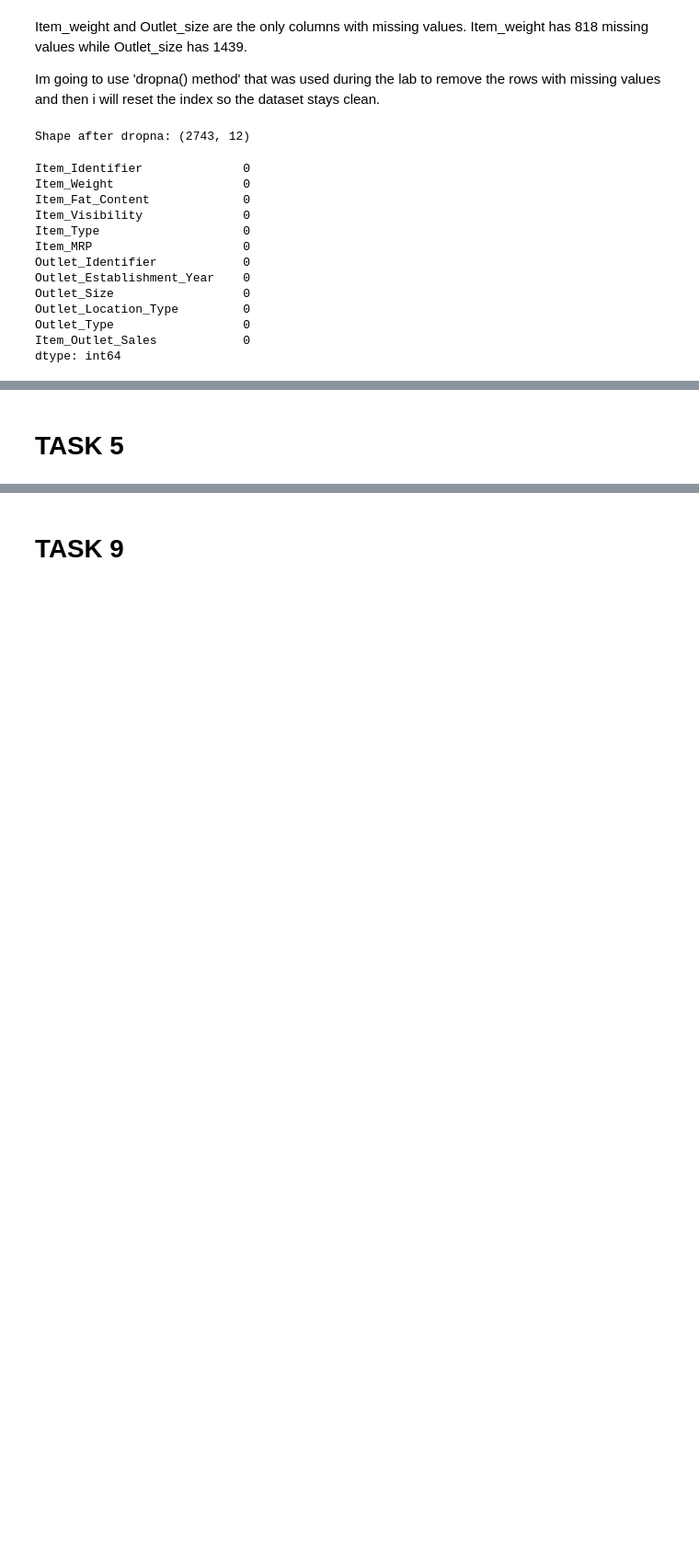
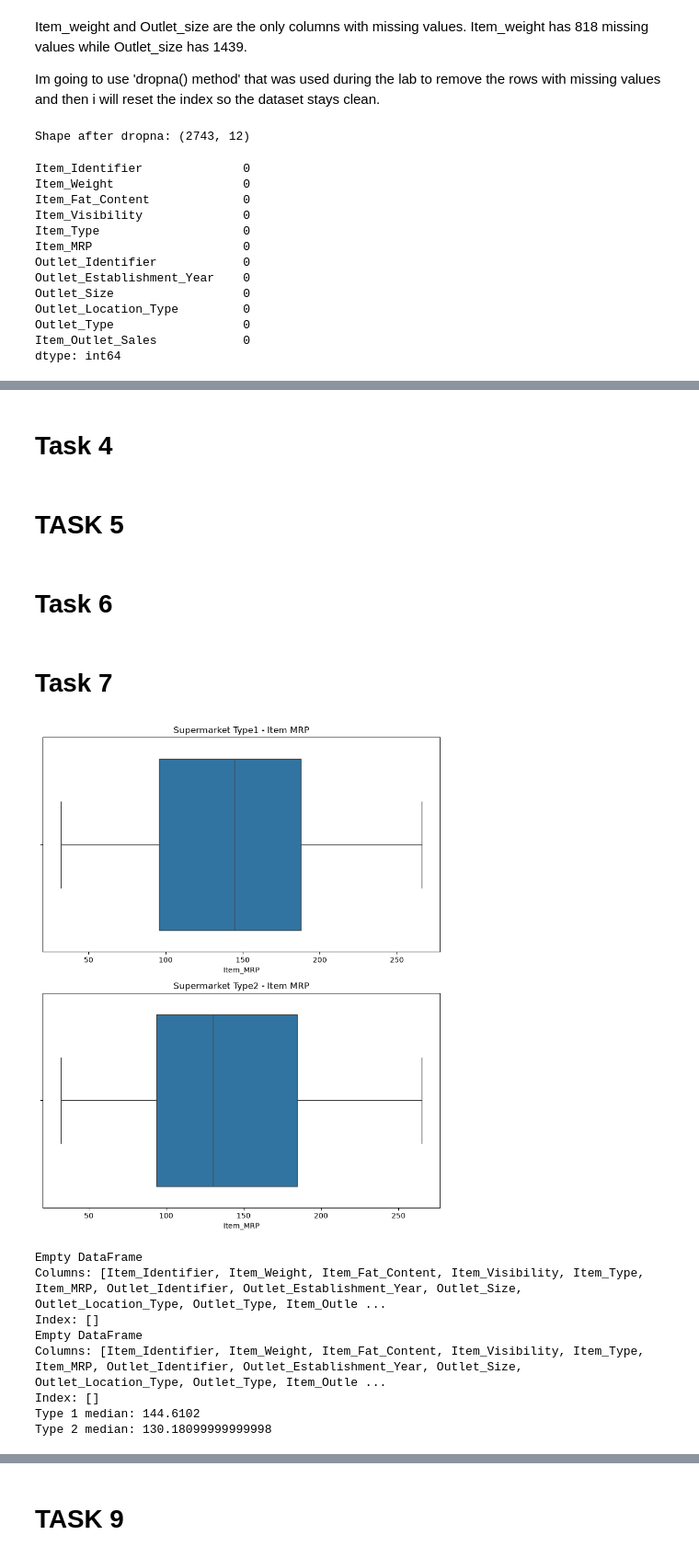
Before and after one commit to aribahussain03/DAVE3625-Oblig-1, a Jupyter notebook: Oblig1AI.ipynb, the cells around one changed output, grey strips where cells are left out. Shown at 92% size. Drawn from its saved outputs; the diff is of its cells as text; code cells hidden in the pictures; blank space fills up the shorter version.

```diff
--- a/Oblig1AI.ipynb
+++ b/Oblig1AI.ipynb
@@ -83,5 +108,75 @@ dtype: int64
+# %% [markdown]
+# Task 4
 # %% [markdown]
 # TASK 5
 # %%
 # dropping columns with index 0 and 6, then naming new dataframe Grc_new_df
 Grc_new_df = Grc_df.drop(columns=Grc_df.columns[[0, 6]])
+# %% [markdown]
+# Task 6
+# %% [markdown]
+# Task 7
+# %%
+Grc_df['Item_MRP']
+
+import matplotlib.pyplot as plt
+import seaborn as sns
+
+# Select the two outlet types
+
+#only selecting the supermarket Type 1
+sup1 = Grc_df[Grc_df['Outlet_Type'] == 'Supermarket Type1']
+
+#only selecting the supermarket Type 2
+sup2 = Grc_df[Grc_df['Outlet_Type'] == 'Supermarket Type2']
+
+# Create a 2 x 1 subplot
+fig, axes = plt.subplots(2, 1, figsize=(8, 10))
+
+# Supermarket Type 1
+sns.boxplot(data=sup1, x='Item_MRP', ax=axes[0])
+axes[0].set_title('Supermarket Type1 - Item MRP')
+
+# Supermarket Type 2
+sns.boxplot(data=sup2, x='Item_MRP', ax=axes[1])
+axes[1].set_title('Supermarket Type2 - Item MRP')
+
+plt.tight_layout()
+plt.show()
+
+Q1 = sup1['Item_MRP'].quantile(0.25)
+Q3 = sup1['Item_MRP'].quantile(0.75)
+
+IQR = Q3 - Q1
+
+lower = Q1 - 1.5 * IQR
+upper = Q3 + 1.5 * IQR
+
+outliers = sup1[(sup1['Item_MRP'] < lower) | (sup1['Item_MRP'] > upper)]
+
+print(outliers)
+
+Q1 = sup2['Item_MRP'].quantile(0.25)
+Q3 = sup2['Item_MRP'].quantile(0.75)
+
+IQR = Q3 - Q1
+
+lower = Q1 - 1.5 * IQR
+upper = Q3 + 1.5 * IQR
+
+outliers = sup2[(sup2['Item_MRP'] < lower) | (sup2['Item_MRP'] > upper)]
+
+print(outliers)
+
+print("Type 1 median:", sup1['Item_MRP'].median())
+print("Type 2 median:", sup2['Item_MRP'].median())
+# %% [output]
+[figure, added]
+Empty DataFrame
+Columns: [Item_Identifier, Item_Weight, Item_Fat_Content, Item_Visibility, Item_Type, Item_MRP, Outlet_Identifier, Outlet_Establishment_Year, Outlet_Size, Outlet_Location_Type, Outlet_Type, Item_Outle ...
+Index: []
+Empty DataFrame
+Columns: [Item_Identifier, Item_Weight, Item_Fat_Content, Item_Visibility, Item_Type, Item_MRP, Outlet_Identifier, Outlet_Establishment_Year, Outlet_Size, Outlet_Location_Type, Outlet_Type, Item_Outle ...
+Index: []
+Type 1 median: 144.6102
+Type 2 median: 130.18099999999998
```
Also changed, not shown: parts of 7 cells of this notebook.
